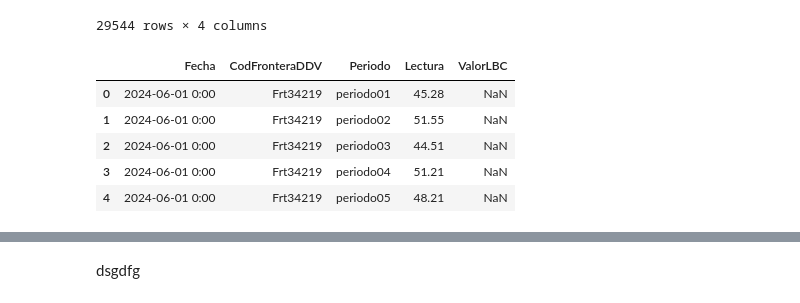
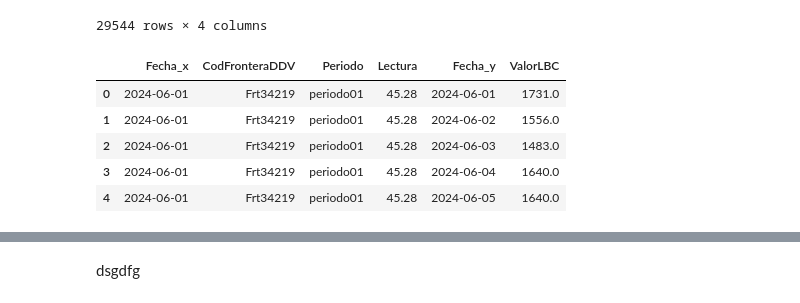
Before and after one commit to MillerQuintero2001/Prueba-XM, a Jupyter notebook: Notebook/exercise_2.ipynb, the cells around one changed output, grey strips where cells are left out. Cells and saved outputs as stored; diff of their text form; code cells hidden in the pictures.

```diff
--- a/Notebook/exercise_2.ipynb
+++ b/Notebook/exercise_2.ipynb
@@ -80,6 +80,9 @@ Data columns (total 4 columns):
  3   Lectura         699540 non-null  float64
 dtypes: float64(1), object(3)
 memory usage: 21.3+ MB
+# %%
+# Converimops 'FECHA' a tipo datetime
+df_full['Fecha'] = pd.to_datetime(df_full['Fecha'])
 # %%
 df_full
 # %% [output]
@@ -133,6 +120,8 @@ df_full['Periodo'].nunique()
 # %%
 # Cargamos el CSV de mapeos para poder emparejar cada frontera con su valor LBC
 df_mapeo = pd.read_csv('../data/exercise_2/raw/Mapeo.csv')
+# Convetimos su columna 'FECHA' a datetime
+df_mapeo['Fecha'] = pd.to_datetime(df_mapeo['Fecha'])
 df_mapeo
 # %% [output]
 |  | Fecha | AGENTE | CodFronteraDDV | ValorLBC |
@@ -223,14 +212,14 @@ df_mapeo
 # %%
 # Unimos df_full con df_mapeo usando CodFronteraDDV (y Fecha si aplica)
 df_post = pd.merge(df_full, df_mapeo[['Fecha', 'CodFronteraDDV', 'ValorLBC']],
-                   on=['Fecha', 'CodFronteraDDV'], how='left')
+                   on=['CodFronteraDDV'], how='inner')
 
 # Ahora df_post tiene la columna ValorLBC correspondiente a cada CodFronteraDDV
 df_post.head()
 # %% [output]
-|  | Fecha | CodFronteraDDV | Periodo | Lectura | ValorLBC |
-| 0 | 2024-06-01 0:00 | Frt34219 | periodo01 | 45.28 | NaN |
-| 1 | 2024-06-01 0:00 | Frt34219 | periodo02 | 51.55 | NaN |
-| 2 | 2024-06-01 0:00 | Frt34219 | periodo03 | 44.51 | NaN |
-| 3 | 2024-06-01 0:00 | Frt34219 | periodo04 | 51.21 | NaN |
-| 4 | 2024-06-01 0:00 | Frt34219 | periodo05 | 48.21 | NaN |
+|  | Fecha_x | CodFronteraDDV | Periodo | Lectura | Fecha_y | ValorLBC |
+| 0 | 2024-06-01 | Frt34219 | periodo01 | 45.28 | 2024-06-01 | 1731.0 |
+| 1 | 2024-06-01 | Frt34219 | periodo01 | 45.28 | 2024-06-02 | 1556.0 |
+| 2 | 2024-06-01 | Frt34219 | periodo01 | 45.28 | 2024-06-03 | 1483.0 |
+| 3 | 2024-06-01 | Frt34219 | periodo01 | 45.28 | 2024-06-04 | 1640.0 |
+| 4 | 2024-06-01 | Frt34219 | periodo01 | 45.28 | 2024-06-05 | 1640.0 |
```
Also changed, not shown: parts of 12 cells of this notebook.
